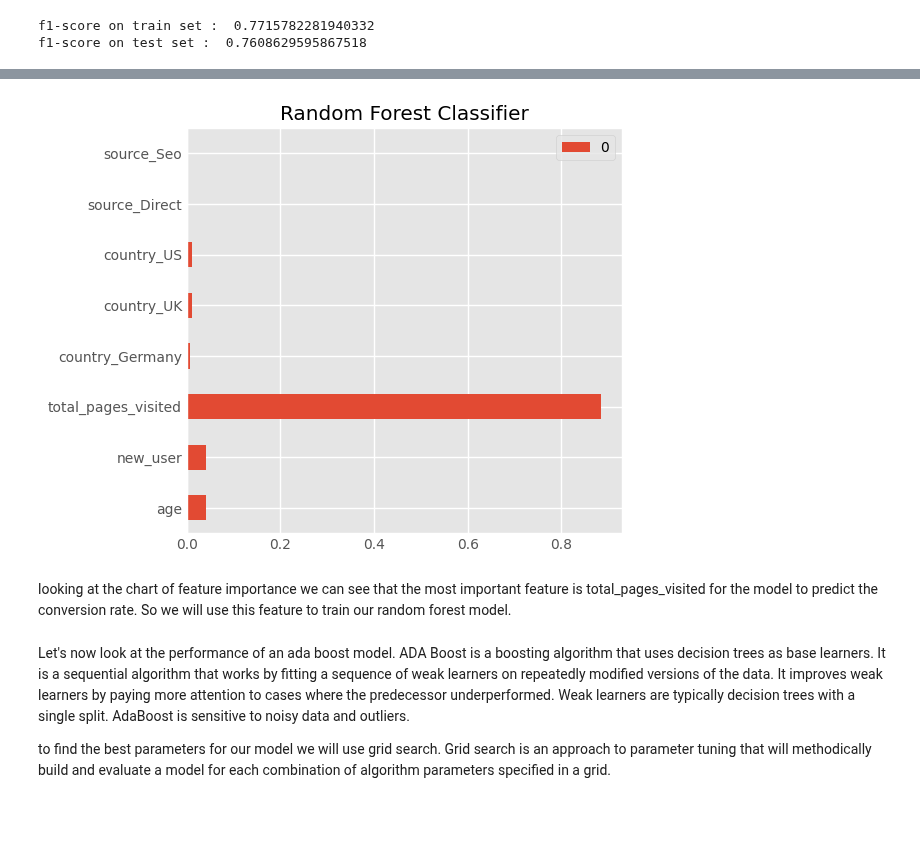
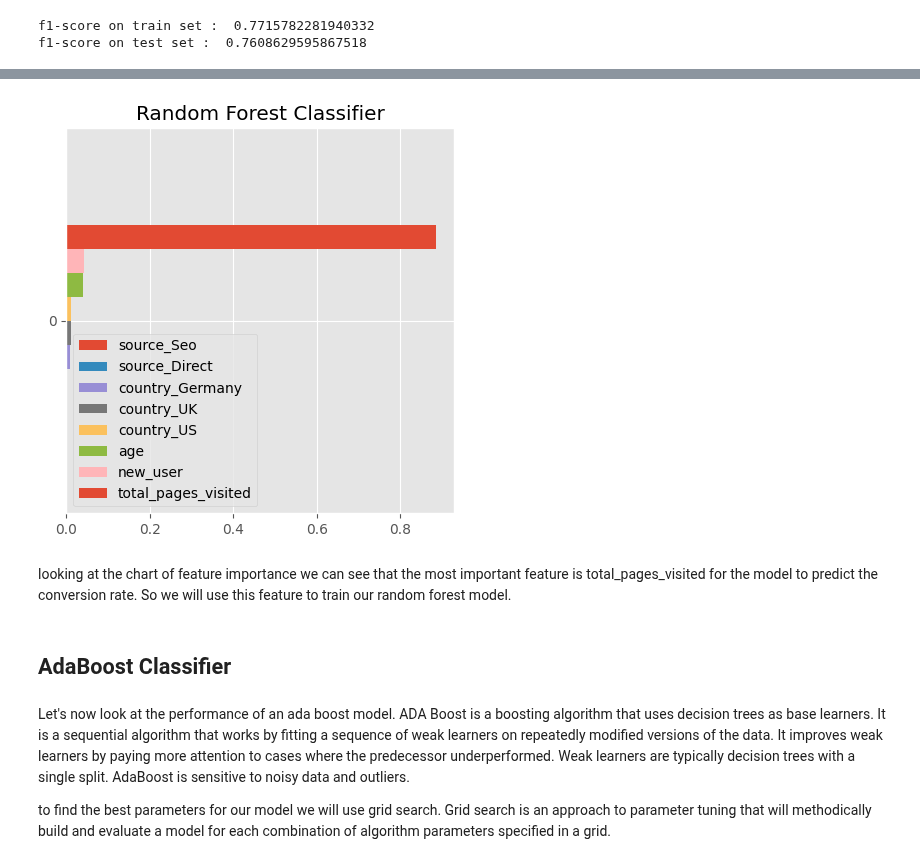
Before and after one commit to Swellisgood/fullstack-data-certification, a Jupyter notebook: BLOC_3_ML/conversion_rate_challenge/02-Conversion_rate_challenge_template.ipynb, the cells around one changed output, grey strips where cells are left out. Cells and saved outputs as stored; diff of their text form; code cells hidden in the pictures; blank space fills up the shorter version.

```diff
--- a/BLOC_3_ML/conversion_rate_challenge/02-Conversion_rate_challenge_template.ipynb
+++ b/BLOC_3_ML/conversion_rate_challenge/02-Conversion_rate_challenge_template.ipynb
@@ -317,9 +304,3 @@ Dividing into train and test sets...
 ...Done.
 # %% [markdown]
 # Part 2 : Model training
-# %%
-DC = DummyClassifier(strategy='most_frequent')
-DC.fit(X_train, Y_train)
-Y_pred = DC.predict(X_train)
-print("accuracy score of the dummy model: ", accuracy_score(Y_train, Y_pred))
-print("f1-score of the dummy model: ", f1_score(Y_train, Y_pred))
@@ -424,6 +408,6 @@ f1-score on test set :  0.7608629595867518
 col_names = list(preprocessor.transformers_[0][1].get_feature_names_out()) + list(preprocessor.transformers_[1][1].get_feature_names_out())
 coef = randomforest_class.feature_importances_
 
-feature_imp = pd.DataFrame(index = col_names, data=coef)
+feature_imp = pd.DataFrame(index = col_names, data=coef).sort_values(by=0, axis=0, ascending=True).transpose()
 display(feature_imp)
 # %% [output]
@@ -439,11 +416,15 @@ display(feature_imp)
 # %%
-feature_imp.abs().plot(kind='barh', figsize=(5, 5))
+feature_imp.plot(kind='barh', figsize=(5, 5))
 plt.title('Random Forest Classifier')
+#separate bars and add labels
+plt.legend(loc='center left', bbox_to_anchor=(1, 0.5))
 plt.show()
 # %% [output]
-[figure, old version]
+[figure, new version]
 # %% [markdown]
 looking at the chart of feature importance we can see that the most important feature is total_pages_visited for the model to predict the conversion rate. So we will use this feature to train our random forest model.
+# %% [markdown]
+## AdaBoost Classifier
 # %% [markdown]
 Let's now look at the performance of an ada boost model. ADA Boost is a boosting algorithm that uses decision trees as base learners. It is a sequential algorithm that works by fitting a sequence of weak learners on repeatedly modified versions of the data. It improves weak learners by paying more attention to cases where the predecessor underperformed. Weak learners are typically decision trees with a single split. AdaBoost is sensitive to noisy data and outliers.
 
```
Also changed, not shown: parts of 45 cells of this notebook, 1 other file.
